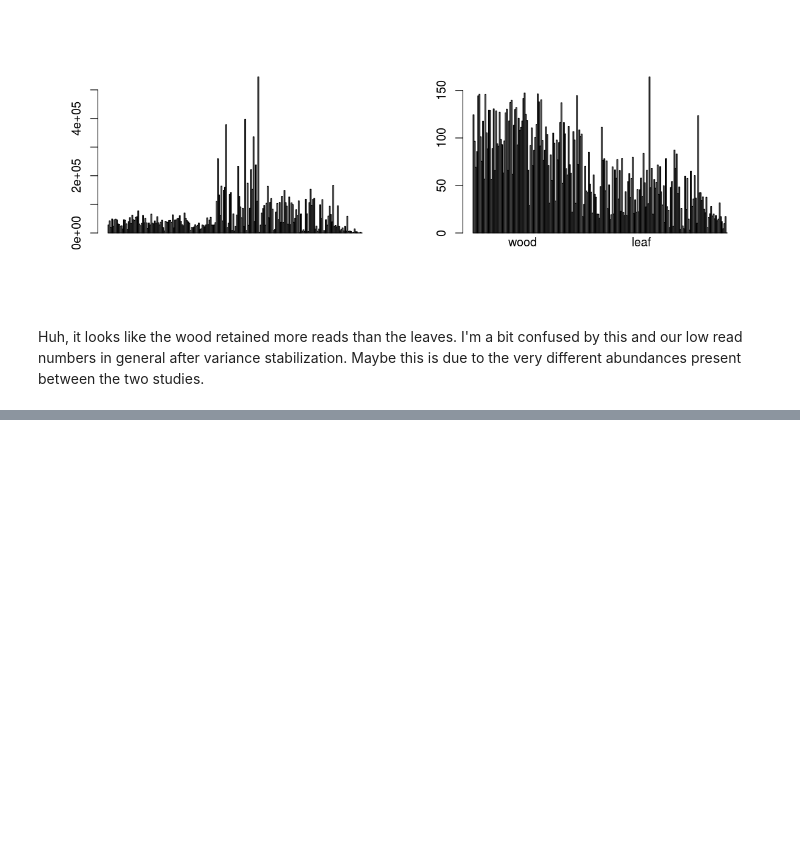
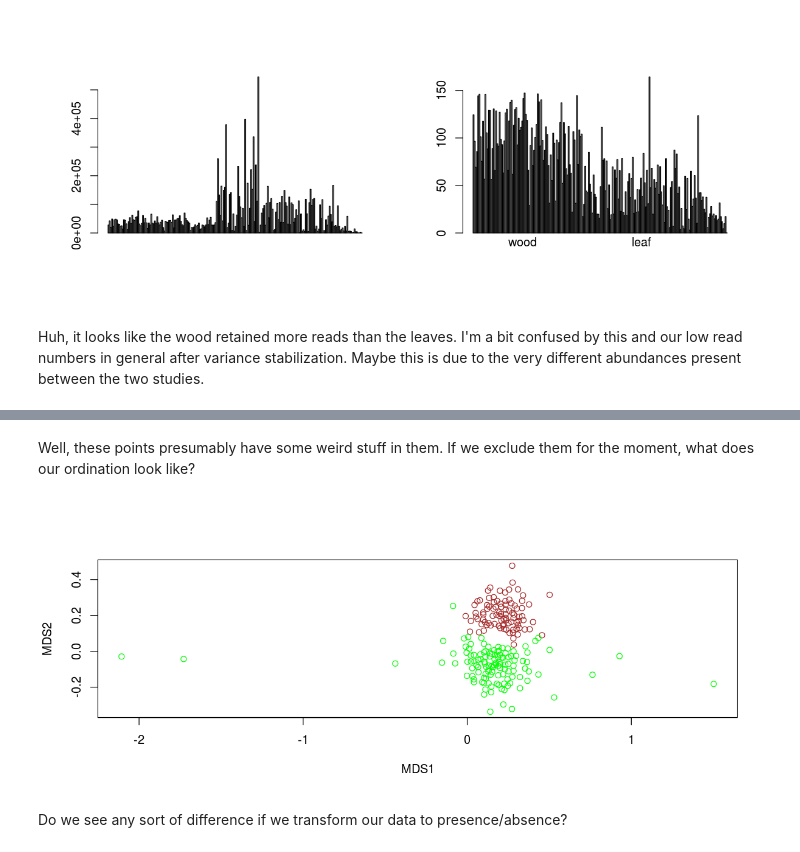
Before and after one commit to danchurch/taiwan_combined_stats, a Jupyter notebook: Taiwan_endophyte_analysis.ipynb, the cells around one changed output, grey strips where cells are left out. Saved outputs shown, nothing was run; the diff lists cells and outputs as text; code cells hidden in the pictures; blank space fills up the shorter version.

```diff
--- a/Taiwan_endophyte_analysis.ipynb
+++ b/Taiwan_endophyte_analysis.ipynb
@@ -1282,0 +936,8 @@ leaf.stromonly.rda.plot <- plot(leaf.stromonly.rda)
+# %% [markdown]
+Well, these points presumably have some weird stuff in them. If we exclude them for the moment, what does our ordination look like?
+# %%
+plot(WvsL$points[-c(169,214),], col=color[-c(169,214)])
+# %% [output]
+[figure, added]
+# %% [markdown]
+Do we see any sort of difference if we transform our data to presence/absence?
```
Also changed, not shown: parts of 118 cells of this notebook.
